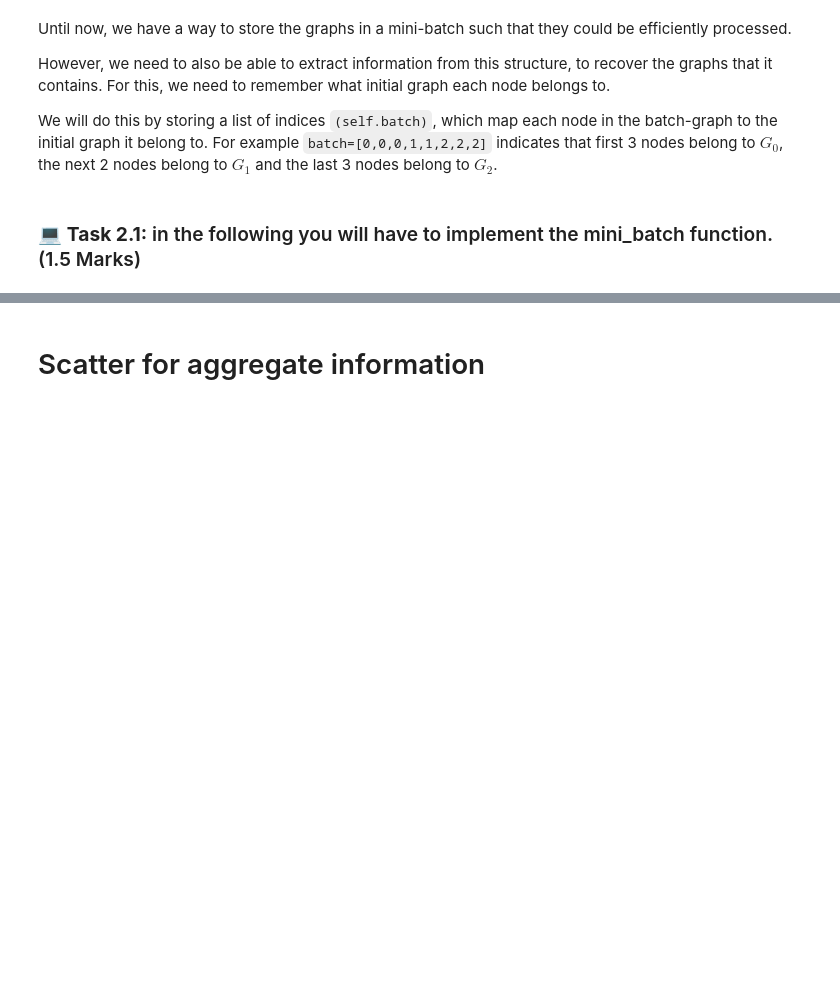
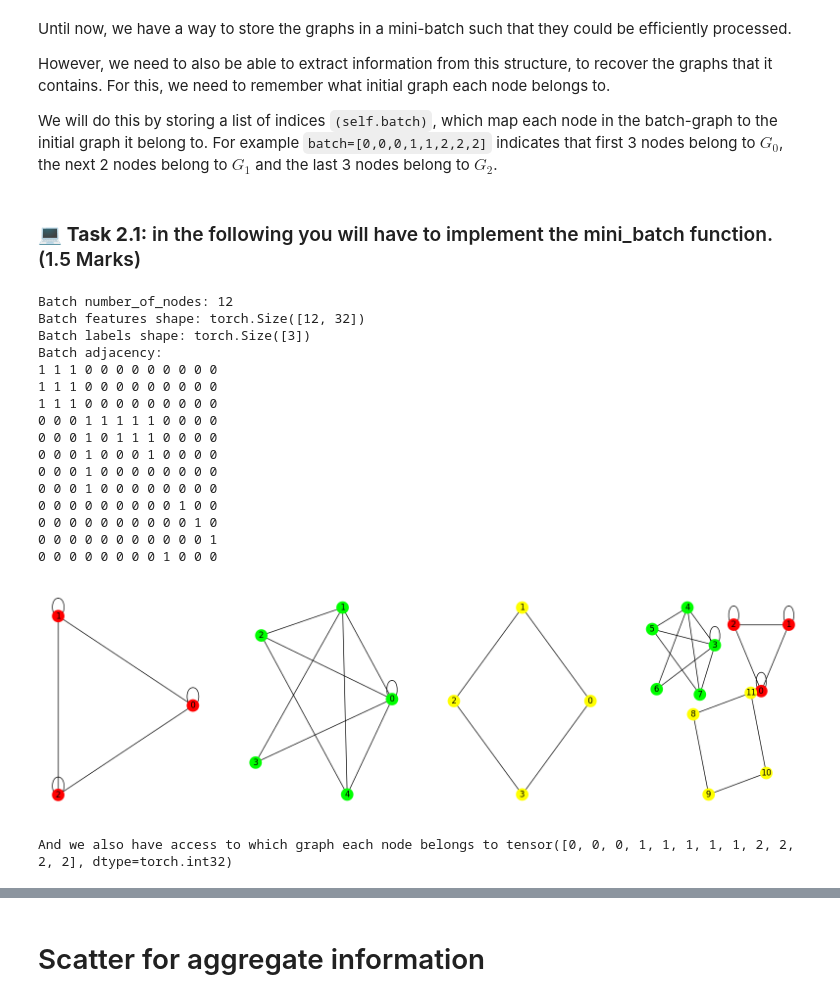
Before and after one commit to dsvolk/geometric-deep-learning-course, a Jupyter notebook: notebooks/GDL100_Practical1.ipynb, the cells around one changed output, grey strips where cells are left out. Drawn from its saved outputs; the diff is of its cells as text; code cells hidden in the pictures; blank space fills up the shorter version.

```diff
--- a/notebooks/GDL100_Practical1.ipynb
+++ b/notebooks/GDL100_Practical1.ipynb
@@ -750,3 +741,70 @@ def create_mini_batch(graph_list: List[Graph]) -> Graph:
+# %%
+import itertools
+
+def create_mini_batch(graph_list: List[Graph]) -> Graph:
+    """ Built a sparse graph from a batch of graphs
+    Args:
+        graph_list: list of Graph objects in a batch
+    Returns:
+        a big (sparse) Graph representing the entire batch
+    """
+    #insert first graph into the structure
+    node_index_offsets = np.cumsum([0] + [g.num_nodes for g in list_graphs][:-1])
+    batch_edge_index = torch.cat([torch.Tensor(g.edge_index+offset) for g, offset in zip(list_graphs, node_index_offsets)], 1)
+
+    batch_x = torch.cat([g.x for g in graph_list], 0)
+    batch_y = torch.cat([g.y for g in graph_list], 0)
+    batch_batch = torch.Tensor(list(itertools.chain.from_iterable([[i]*g.num_nodes for i, g in enumerate(graph_list)]))).to(dtype=torch.int32)
+
+    #create the big sparse graph
+    batch_graph = Graph(batch_edge_index, batch_x, batch_y)
+    #attach the index array to the Graph structure
+    batch_graph.set_batch(batch_batch)
+    return batch_graph
+
+graph1 = Graph(x=torch.rand((3,32)),
+               y=torch.rand((1)),
+               edge_index=torch.tensor([[0,0,0,1,1,1,2,2,2],[0,1,2,0,1,2,0,1,2]]))
+graph2 = Graph(x=torch.rand((5,32)),
+               y=torch.rand((1)),
+               edge_index=torch.tensor([[0,0,0,0,0,1,1,1,2,1,2,3,4], [0,1,2,3,4,2,3,4,4,0,0,0,0]]))
+graph3 = Graph(x=torch.rand((4,32)),
+               y=torch.rand((1)),
+              edge_index=torch.tensor([[0,1,2,3],[1,2,3,0]]))
+list_graphs = [graph1, graph2, graph3]
+
+# create a mini-batch from these 3 graphs
+batch_sample = create_mini_batch(list_graphs)
+
+# show statistics about the new graph built from this batch of graphs
+print(f"Batch number_of_nodes: {batch_sample.num_nodes}")
+print(f"Batch features shape: {batch_sample.x.shape}")
+print(f"Batch labels shape: {batch_sample.y.shape}")
+
+print(f"Batch adjacency: ")
+print_color_numpy(batch_sample.get_adjacency_matrix().to_dense().numpy(), list_graphs)
+
+gallery([graph1, graph2, graph3, batch_sample], max_fig_size=(20,6), special_color=True)
+print(f"And we also have access to which graph each node belongs to {batch_sample.batch}\n")
+# %% [output]
+Batch number_of_nodes: 12
+Batch features shape: torch.Size([12, 32])
+Batch labels shape: torch.Size([3])
+Batch adjacency:
+1 1 1 0 0 0 0 0 0 0 0 0
+1 1 1 0 0 0 0 0 0 0 0 0
+1 1 1 0 0 0 0 0 0 0 0 0
+0 0 0 1 1 1 1 1 0 0 0 0
+0 0 0 1 0 1 1 1 0 0 0 0
+0 0 0 1 0 0 0 1 0 0 0 0
+0 0 0 1 0 0 0 0 0 0 0 0
+0 0 0 1 0 0 0 0 0 0 0 0
+0 0 0 0 0 0 0 0 0 1 0 0
+0 0 0 0 0 0 0 0 0 0 1 0
+0 0 0 0 0 0 0 0 0 0 0 1
+0 0 0 0 0 0 0 0 1 0 0 0
+[figure, added]
+And we also have access to which graph each node belongs to tensor([0, 0, 0, 1, 1, 1, 1, 1, 2, 2, 2, 2], dtype=torch.int32)
 # %%
 #@title Visualize the mini-batching for a small list of batch_size=3 graphs.
 # Note that the three graphs viusalized are directed,
```
Also changed, not shown: parts of 14 cells of this notebook, 1 other file.
